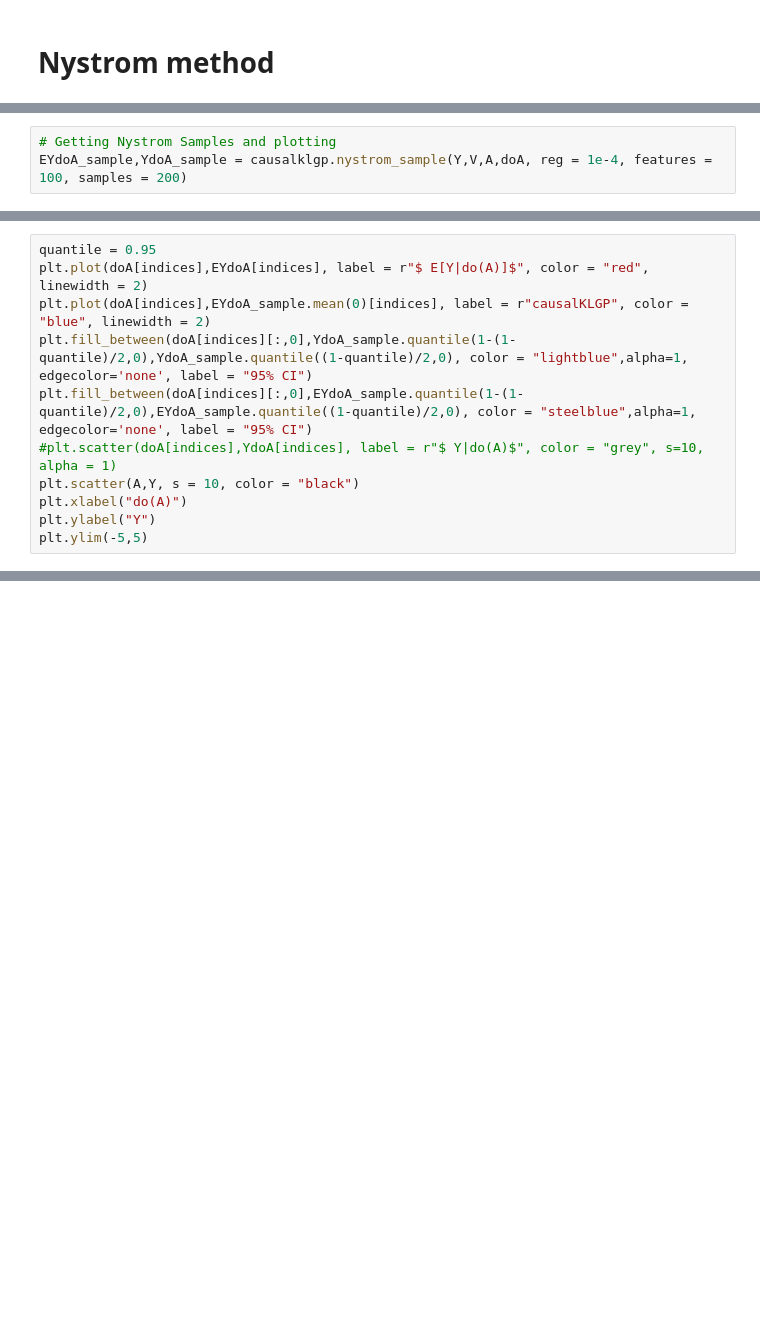
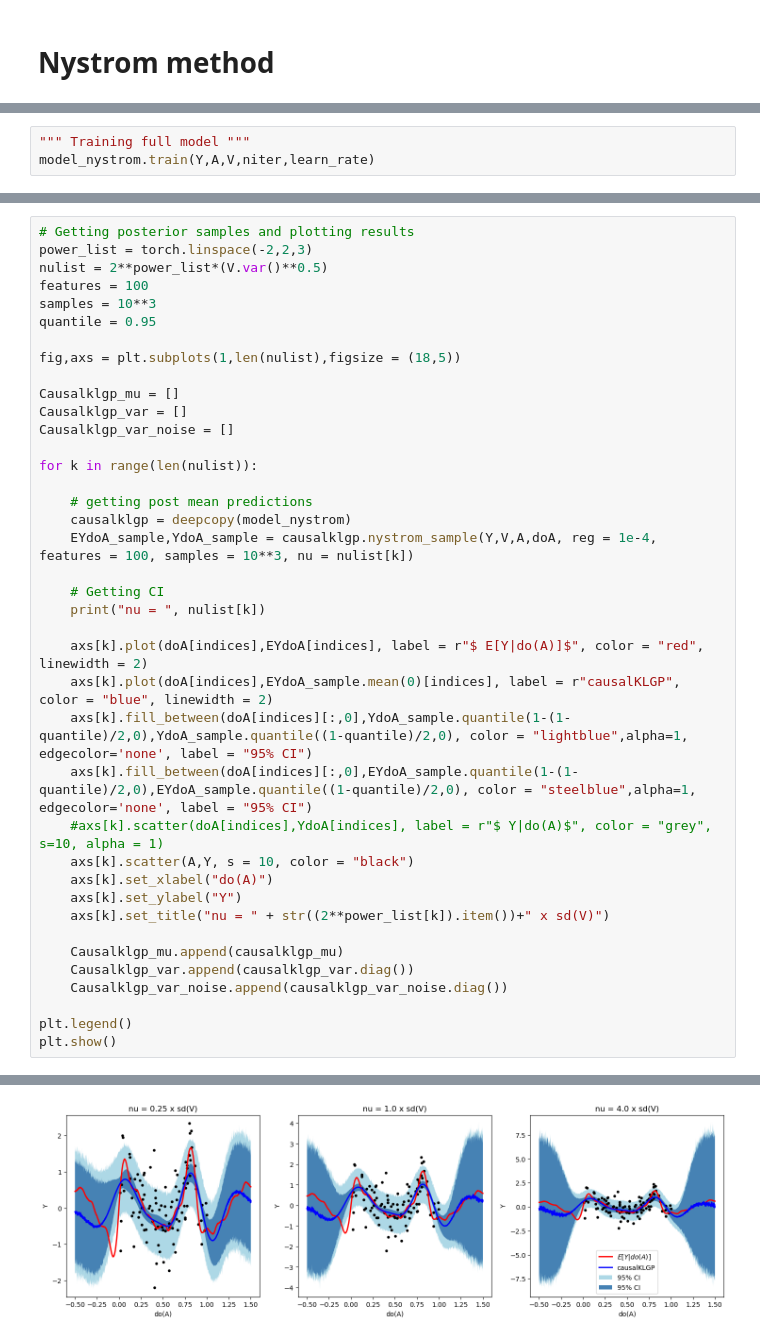
Before and after one commit to HWDance/impspec, a Jupyter notebook: experiments/Abelation.ipynb, the cells around one changed output, grey strips where cells are left out. Saved outputs shown, nothing was run; the diff lists cells and outputs as text; blank space fills up the shorter version.

Commit message:
Finished Nystrom + calibration, and implemetation on toy example

```diff
--- a/experiments/Abelation.ipynb
+++ b/experiments/Abelation.ipynb
@@ -403,3 +409,3 @@ RuntimeError: The size of tensor a (100) must match the size of tensor b (1000)
-# %%
-# Getting Nystrom Samples and plotting
-EYdoA_sample,YdoA_sample = causalklgp.nystrom_sample(Y,V,A,doA, reg = 1e-4, features = 100, samples = 200)
+# %%
+""" Training full model """
+model_nystrom.train(Y,A,V,niter,learn_rate)
@@ -406,11 +423,40 @@ EYdoA_sample,YdoA_sample = causalklgp.nystrom_sample(Y,V,A,doA, reg = 1e-4, feat
 # %%
+# Getting posterior samples and plotting results
+power_list = torch.linspace(-2,2,3)
+nulist = 2**power_list*(V.var()**0.5)
+features = 100
+samples = 10**3
 quantile = 0.95
-plt.plot(doA[indices],EYdoA[indices], label = r"$ E[Y|do(A)]$", color = "red", linewidth = 2)
-plt.plot(doA[indices],EYdoA_sample.mean(0)[indices], label = r"causalKLGP", color = "blue", linewidth = 2)
-plt.fill_between(doA[indices][:,0],YdoA_sample.quantile(1-(1-quantile)/2,0),YdoA_sample.quantile((1-quantile)/2,0), color = "lightblue",alpha=1, edgecolor='none', label = "95% CI")
-plt.fill_between(doA[indices][:,0],EYdoA_sample.quantile(1-(1-quantile)/2,0),EYdoA_sample.quantile((1-quantile)/2,0), color = "steelblue",alpha=1, edgecolor='none', label = "95% CI")
-#plt.scatter(doA[indices],YdoA[indices], label = r"$ Y|do(A)$", color = "grey", s=10, alpha = 1)
-plt.scatter(A,Y, s = 10, color = "black")
-plt.xlabel("do(A)")
-plt.ylabel("Y")
-plt.ylim(-5,5)
+
+fig,axs = plt.subplots(1,len(nulist),figsize = (18,5))
+
+Causalklgp_mu = []
+Causalklgp_var = []
+Causalklgp_var_noise = []
+
+for k in range(len(nulist)):
+
+    # getting post mean predictions
+    causalklgp = deepcopy(model_nystrom)
+    EYdoA_sample,YdoA_sample = causalklgp.nystrom_sample(Y,V,A,doA, reg = 1e-4, features = 100, samples = 10**3, nu = nulist[k])
+
+    # Getting CI
+    print("nu = ", nulist[k])
+
+    axs[k].plot(doA[indices],EYdoA[indices], label = r"$ E[Y|do(A)]$", color = "red", linewidth = 2)
+    axs[k].plot(doA[indices],EYdoA_sample.mean(0)[indices], label = r"causalKLGP", color = "blue", linewidth = 2)
+    axs[k].fill_between(doA[indices][:,0],YdoA_sample.quantile(1-(1-quantile)/2,0),YdoA_sample.quantile((1-quantile)/2,0), color = "lightblue",alpha=1, edgecolor='none', label = "95% CI")
+    axs[k].fill_between(doA[indices][:,0],EYdoA_sample.quantile(1-(1-quantile)/2,0),EYdoA_sample.quantile((1-quantile)/2,0), color = "steelblue",alpha=1, edgecolor='none', label = "95% CI")
+    #axs[k].scatter(doA[indices],YdoA[indices], label = r"$ Y|do(A)$", color = "grey", s=10, alpha = 1)
+    axs[k].scatter(A,Y, s = 10, color = "black")
+    axs[k].set_xlabel("do(A)")
+    axs[k].set_ylabel("Y")
+    axs[k].set_title("nu = " + str((2**power_list[k]).item())+" x sd(V)")
+
+    Causalklgp_mu.append(causalklgp_mu)
+    Causalklgp_var.append(causalklgp_var.diag())
+    Causalklgp_var_noise.append(causalklgp_var_noise.diag())
+
+plt.legend()
+plt.show()
+# %% [output]
@@ -416,0 +466 @@ plt.ylim(-5,5)
+[figure, added]
```
Also changed, not shown: parts of 7 cells of this notebook, 3 other files.
